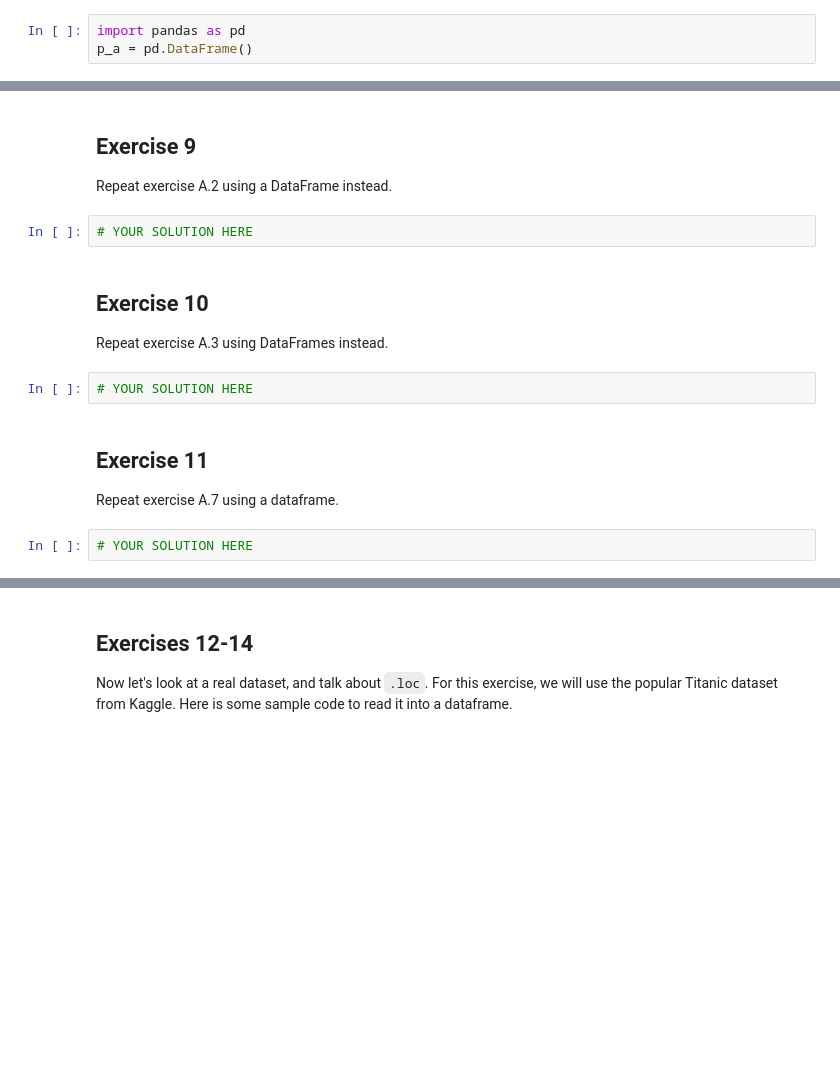
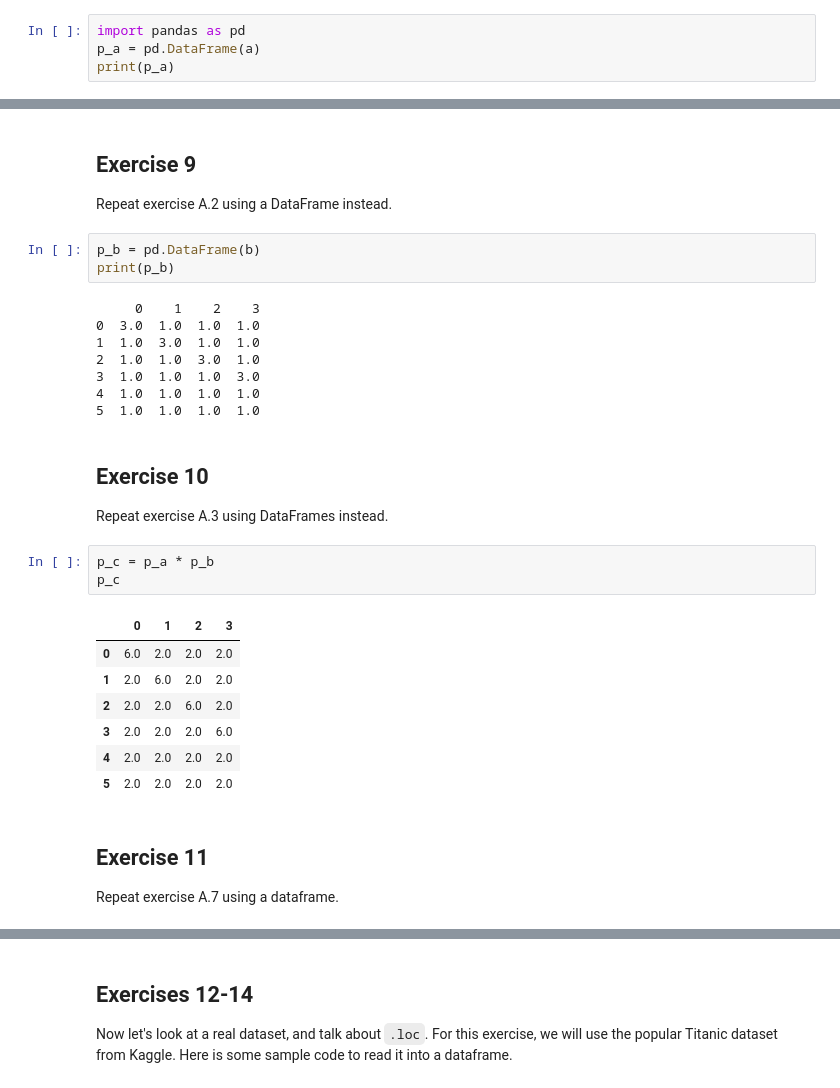
Before and after one commit to 2019-winter/lab-1-clayrosenthal, a Jupyter notebook: labs/Lab 1 - Python and NumPy.ipynb, the cells around one changed output, grey strips where cells are left out. Drawn from its saved outputs; the diff is of its cells as text; blank space fills up the shorter version.

```diff
--- a/labs/Lab 1 - Python and NumPy.ipynb
+++ b/labs/Lab 1 - Python and NumPy.ipynb
@@ -134,4 +140,5 @@ While the Marsland book avoids using another popular package called Pandas, we w
 Repeat exercise A.1 from Marsland, but create a Pandas DataFrame instead of a NumPy array.
 # %%
 import pandas as pd
-p_a = pd.DataFrame()
+p_a = pd.DataFrame(a)
+print(p_a)
@@ -138,15 +153,31 @@ p_a = pd.DataFrame()
 # %% [markdown]
 ## Exercise 9
 Repeat exercise A.2 using a DataFrame instead.
-# %%
-# YOUR SOLUTION HERE
+# %%
+p_b = pd.DataFrame(b)
+print(p_b)
+# %% [output]
+     0    1    2    3
+0  3.0  1.0  1.0  1.0
+1  1.0  3.0  1.0  1.0
+2  1.0  1.0  3.0  1.0
+3  1.0  1.0  1.0  3.0
+4  1.0  1.0  1.0  1.0
+5  1.0  1.0  1.0  1.0
 # %% [markdown]
 ## Exercise 10
 Repeat exercise A.3 using DataFrames instead.
-# %%
-# YOUR SOLUTION HERE
+# %%
+p_c = p_a * p_b
+p_c
+# %% [output]
+|  | 0 | 1 | 2 | 3 |
+| 0 | 6.0 | 2.0 | 2.0 | 2.0 |
+| 1 | 2.0 | 6.0 | 2.0 | 2.0 |
+| 2 | 2.0 | 2.0 | 6.0 | 2.0 |
+| 3 | 2.0 | 2.0 | 2.0 | 6.0 |
+| 4 | 2.0 | 2.0 | 2.0 | 2.0 |
+| 5 | 2.0 | 2.0 | 2.0 | 2.0 |
 # %% [markdown]
 ## Exercise 11
 Repeat exercise A.7 using a dataframe.
-# %%
-# YOUR SOLUTION HERE
```
Also changed, not shown: parts of 11 cells of this notebook.
